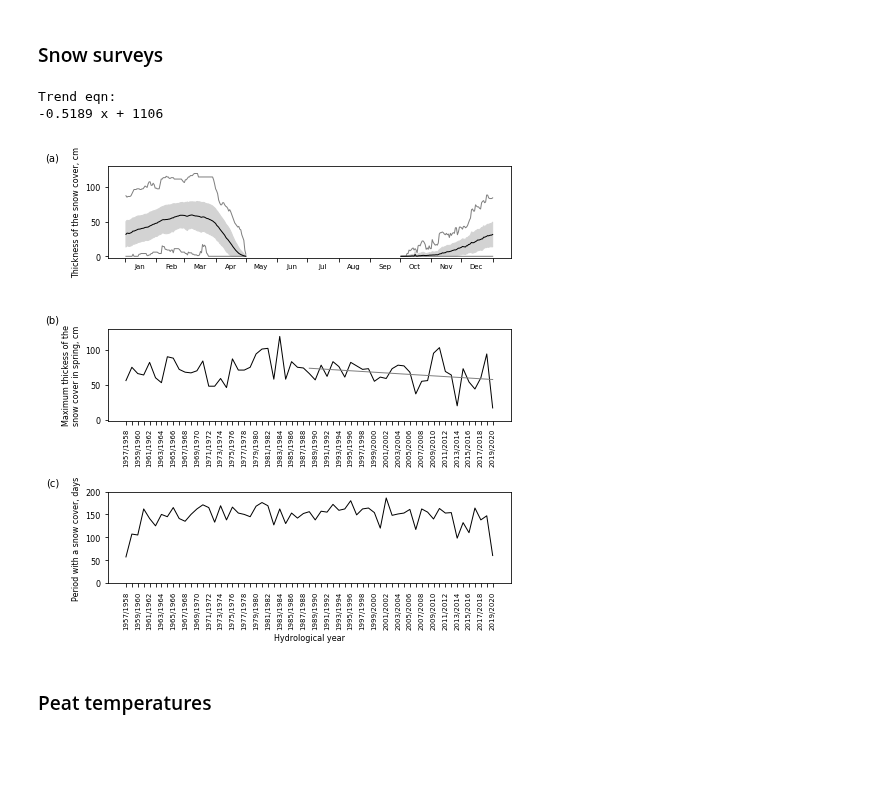
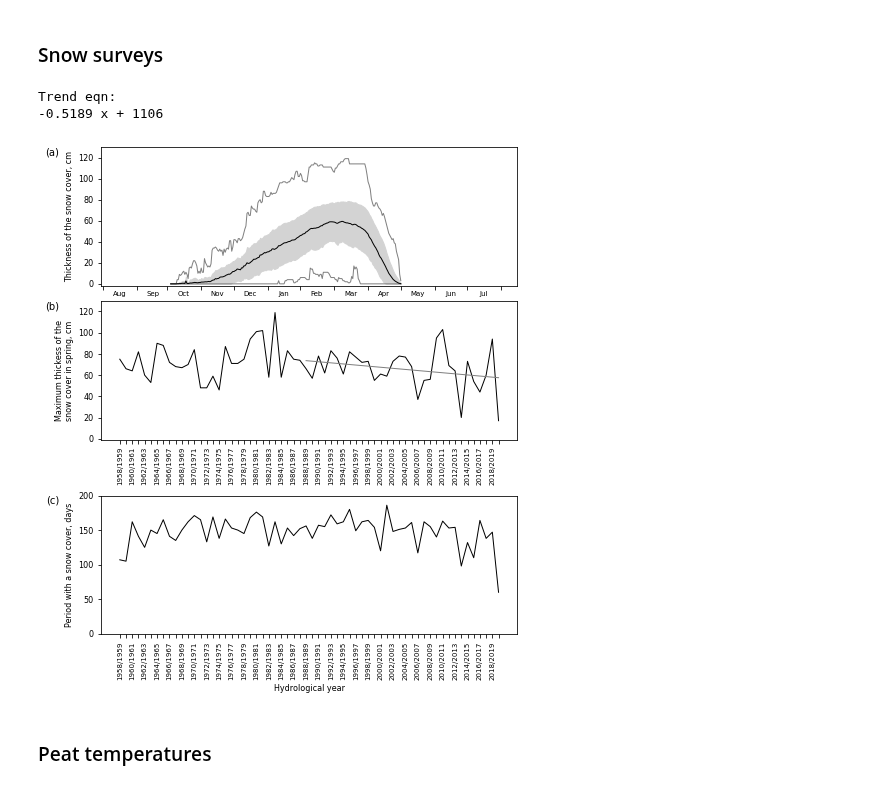
Before and after one commit to shi-hydrology/lammin-suo-plots, a Jupyter notebook: lammin_suo_plots.ipynb, the cells around one changed output. Saved outputs shown, nothing was run; the diff lists cells and outputs as text; code cells hidden in the pictures; blank space fills up the shorter version.

Commit message:
Improved snow cover chart

```diff
--- a/lammin_suo_plots.ipynb
+++ b/lammin_suo_plots.ipynb
@@ -536,11 +536,19 @@ tmp = prepare(os.path.join(work_dir, f))
 
 ################### Thickness of the snow cover:
 df = calc_intra_annual(tmp, "SNOW_THICKNESS")
+
+old_index = df.index
+df = df.reindex(index=np.roll(df.index, 153))  # now df begins at the 1st Aug
+df.index = old_index  # but the plotting function shouldn't know this
+# display(df)
+
 plot_intra_annual(df, ax[0])
-ax[0].set_ylim([-2, 130])
+ax[0].set_ylim(-2, 130)
+ax[0].set_xlim(-2, 380)
 
 # ax[0].set_xlabel("Day of year")
-monthly_ticks(ax[0], crop=True)
+monthly_ticks(ax[0], crop=False)
+ax[0].set_xticklabels(("Aug", "Sep", "Oct", "Nov", "Dec", "Jan", "Feb", "Mar", "Apr", "May", "Jun", "Jul"), minor=True)  # dirty but quick
 ax[0].set_ylabel("Thickness of the snow cover, cm")
 
 ################### Max snow cover thickness during the spring:
@@ -551,7 +559,7 @@ df["YEAR"] = df.index.year
 df.dropna(inplace=True)
 # print("LENGTH", len(df.index))
 df["HYDRO_YEAR"] = (df.index.year - 1).astype(str) + "/" + df.index.year.astype(str)
-df = df.iloc[1:]  # 1956/1957 is not available, observation started only from Jan 1957
+df = df.iloc[2:]  # 1956/1957 is not available, observation started only from Jan 1957; 1957/58 is not complete
 
 ax[1].plot(df["HYDRO_YEAR"], df["max"], color="k", linewidth=1, label="Thickness")
 
@@ -570,38 +578,52 @@ ax[1].set_ylim([-1, 130])
 ################### Days with the snow cover:
 df = tmp
 df["DAY"] = np.where(df["SNOW_THICKNESS"] > 0, 1, 0)
 
 df = df.resample("M")["DAY"].agg(["sum"])
 df["DAY_SHIFT"] = df["sum"].shift(SHIFT)
 
 df = df.resample("A")["DAY_SHIFT"].agg(["sum"])
 df["sum"] = np.where(df["sum"] == 0, np.nan, df["sum"])
 df["HYDRO_YEAR"] = (df.index.year - 1).astype(str) + "/" + df.index.year.astype(str)
-df = df.iloc[6:]
+df = df.iloc[7:]
 # print("LENGTH", len(df.index))
 
 ax[2].plot(df["HYDRO_YEAR"], df["sum"], color="k", linewidth=1, label="")
 ax[2].set_xlabel("Hydrological year")
 ax[2].set_ylabel("Period with a snow cover, days")
 # ax3.set_xlim([0, len(df["HYDRO_YEAR"])])
 ax[2].set_ylim([-1, 200])
 
+fig.tight_layout()
+
 for a in (ax[1], ax[2]):
     for tick in a.get_xticklabels():
         tick.set_rotation(90)
     for tick in a.get_xticklabels()[1::2]:
         tick.set_visible(False)
 
-mark_axes(ax, px=-0.12)
+pos = ax[1].get_position()
+pts = pos.get_points()
+pts[0][1] += 0.02
+pts[1][1] += 0.02
+pos.set_points(pts)
+ax[1].set_position(pos)
 
-fig.tight_layout()
+pos = ax[2].get_position()
+pts = pos.get_points()
+pts[0][1] -= 0.04
+pts[1][1] -= 0.04
+pos.set_points(pts)
+ax[2].set_position(pos)
+
+mark_axes(ax, px=-0.10, py=1.00)
 
 fig_path = os.path.join(fig_dir, "test_03.png")
-plt.savefig(fig_path, dpi=300, transparent=False, facecolor="white")
+plt.savefig(fig_path, dpi=300, transparent=False, facecolor="white", bbox_inches="tight")
 # %% [output]
 Trend eqn:
 -0.5189 x + 1106
-[figure, old version]
+[figure, new version]
 # %% [markdown]
 ### Peat temperatures
 # %%
```
